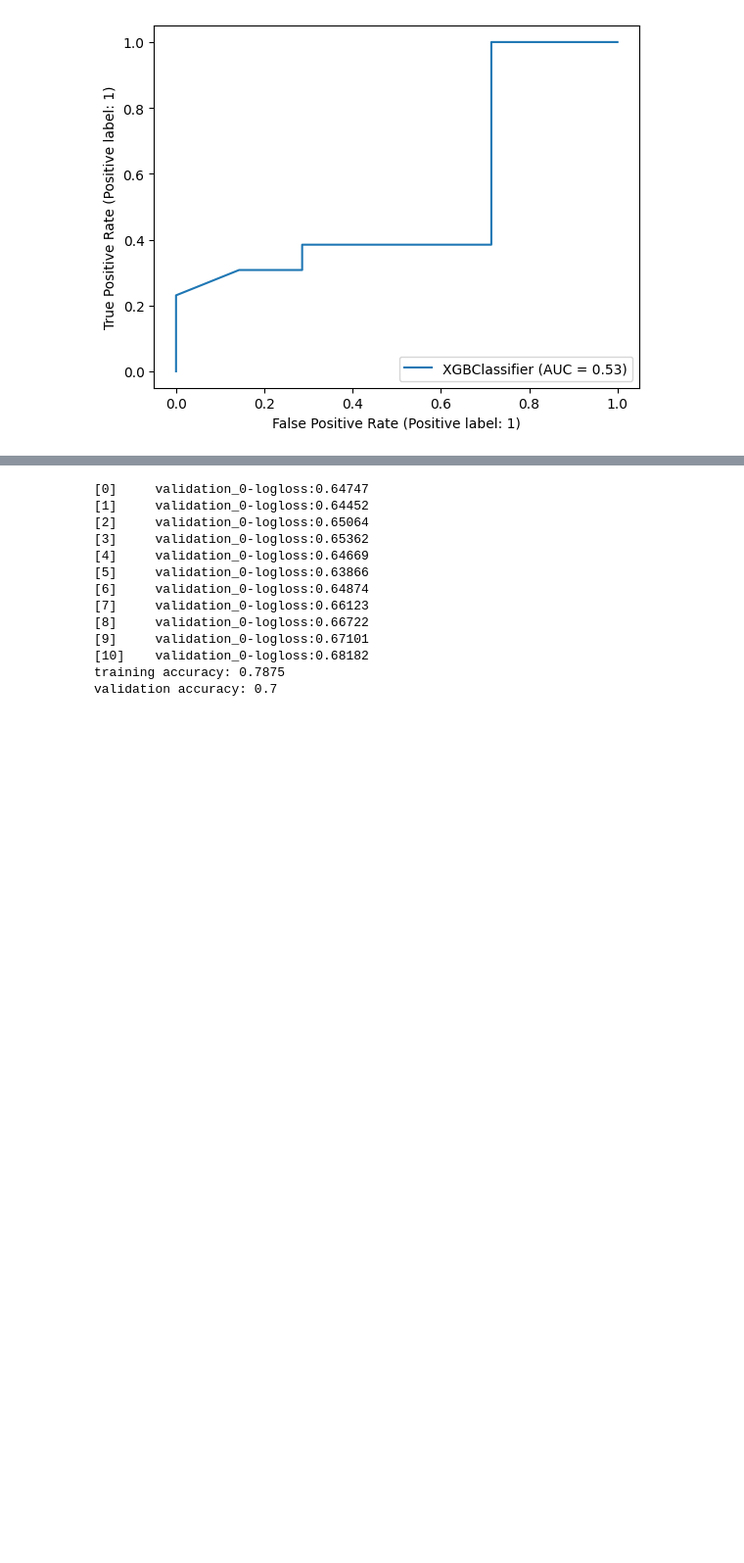
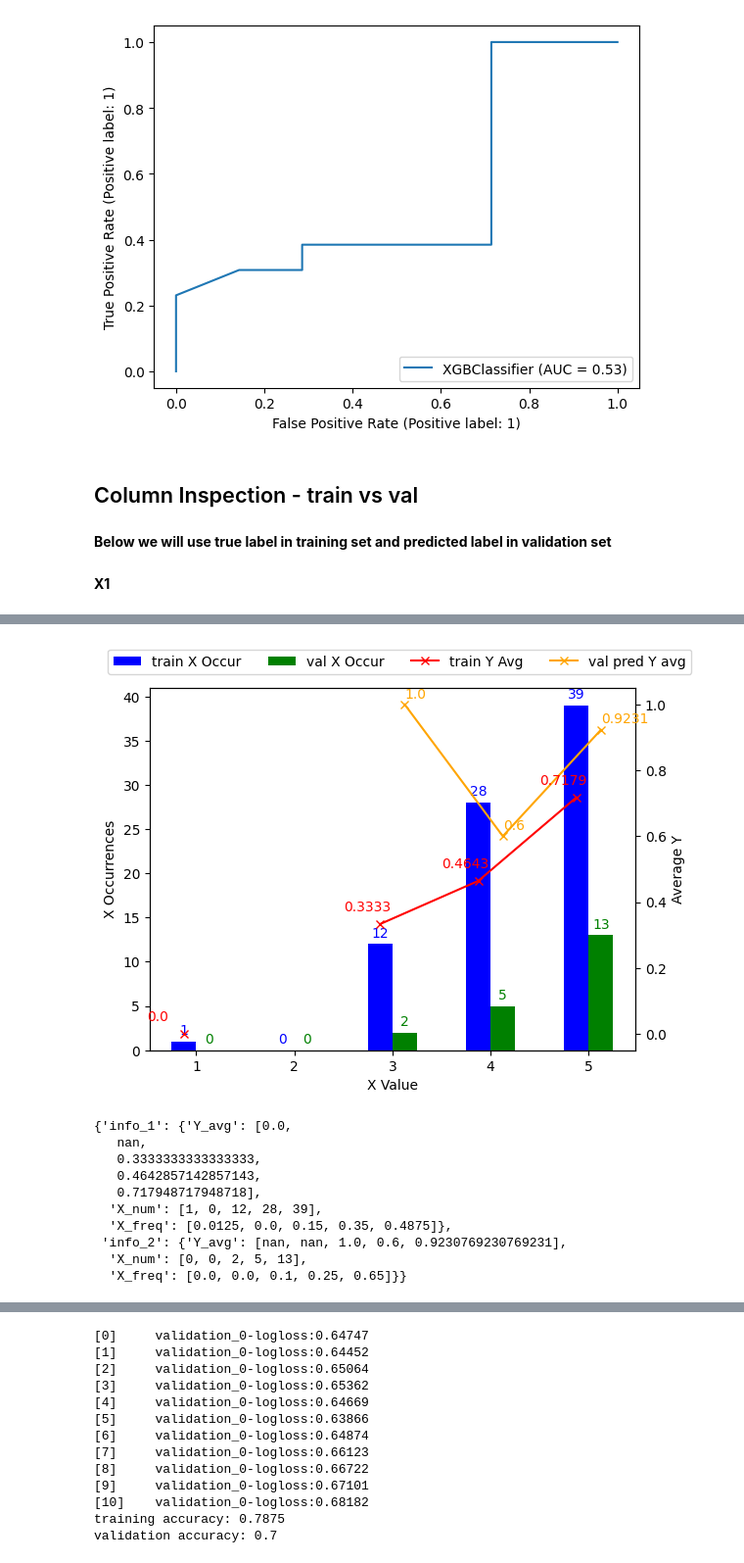
Before and after one commit to Arnoldzyf/Apziva-Projects, a Jupyter notebook: 1_happy_customers.ipynb, the cells around one changed output, grey strips where cells are left out. Shown at 98% size. Cells and saved outputs as stored; diff of their text form; code cells hidden in the pictures; blank space fills up the shorter version.

Commit message:
Add column inspection on XGBoost results (train_true vs val_pred) Add new model trained without the feature X4 Add test results

```diff
--- a/1_happy_customers.ipynb
+++ b/1_happy_customers.ipynb
@@ -398,3 +402,5 @@ RocCurveDisplay.from_estimator(clf_XGB, X_val, y_val)
 On Validation Set: --------------
 <sklearn.metrics._plot.roc_curve.RocCurveDisplay at 0x...>
 [figure]
+# %% [markdown]
+## Column Inspection - train vs val
@@ -400,0 +470,7 @@ On Validation Set: --------------
+# %% [markdown]
+**Below we will use true label in training set and predicted label in validation set**
+# %% [markdown]
+**X1**
+# %%
+show_train_val_avg_Y_and_X_occr(train['X1'], train['Y'], val['X1'], val['Y_'])
+# %% [output]
@@ -400,0 +483,11 @@ On Validation Set: --------------
+[figure, added]
+{'info_1': {'Y_avg': [0.0,
+   nan,
+   0.3333333333333333,
+   0.4642857142857143,
+   0.717948717948718],
+  'X_num': [1, 0, 12, 28, 39],
+  'X_freq': [0.0125, 0.0, 0.15, 0.35, 0.4875]},
+ 'info_2': {'Y_avg': [nan, nan, 1.0, 0.6, 0.9230769230769231],
+  'X_num': [0, 0, 2, 5, 13],
+  'X_freq': [0.0, 0.0, 0.1, 0.25, 0.65]}}
```
Also changed, not shown: parts of 22 cells of this notebook.
